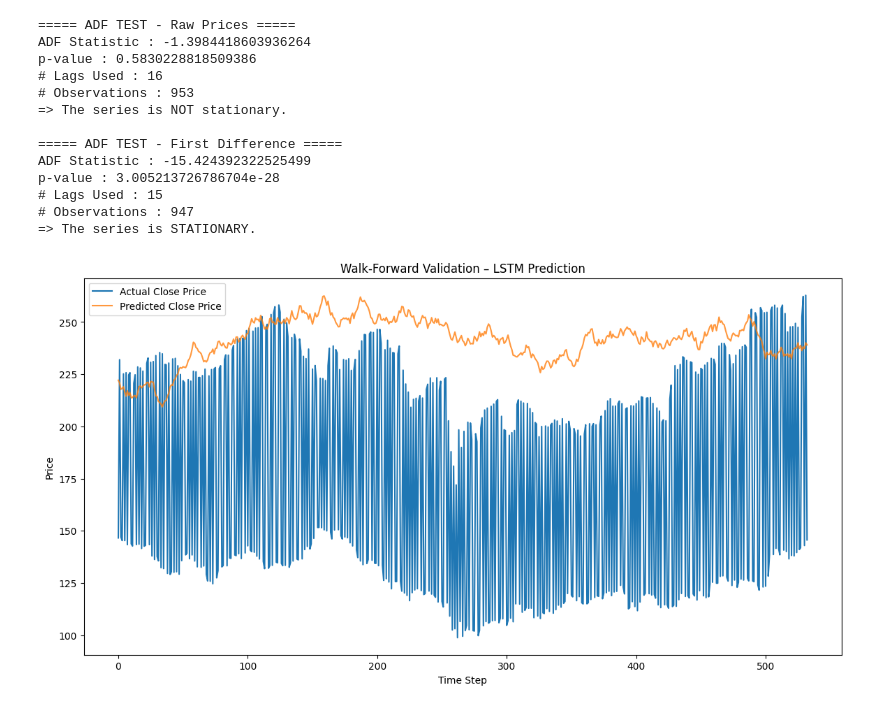
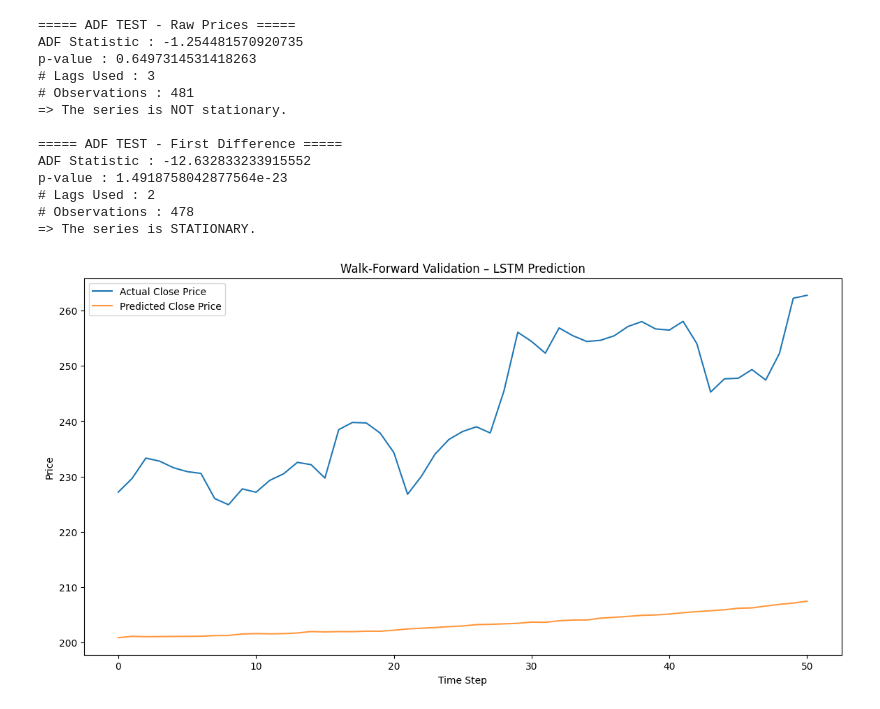
Before and after one commit to koppakaaditya/Independent_study_Time_series_analysis, a Jupyter notebook: week5/Reqularization_Optimization.ipynb, the cells around one changed output. Cells and saved outputs as stored; diff of their text form; code cells hidden in the pictures.

Commit message:
data

```diff
--- a/week5/Reqularization_Optimization.ipynb
+++ b/week5/Reqularization_Optimization.ipynb
@@ -9,14 +29,13 @@ import torch.nn as nn
 from sklearn.preprocessing import MinMaxScaler, StandardScaler
 
 
-# ===============================================================
-# 1. LOAD DATA
-# ===============================================================
+
 # Replace with your CSV or Excel file
-df = pd.read_excel("/content/A_AAPL_two_years.xlsx")
+df = pd.read_excel("/workspaces/Independent_study_Time_series_analysis/AAPL_two_years.xlsx")
 
 # Use only the 'Close' price
 df['Date'] = pd.to_datetime(df['Date'])
+df = df.dropna(subset=["Close"])
 df = df.sort_values("Date")
 prices = df['Close'].values.reshape(-1, 1)
 
@@ -52,9 +71,7 @@ differenced_prices = df['Diff'].values.reshape(-1, 1)
 adf_test(differenced_prices, "ADF TEST - First Difference")
 
 
-# ===============================================================
 # 4. SCALING
-# ===============================================================
 # Normalization
 minmax = MinMaxScaler()
 norm_data = minmax.fit_transform(differenced_prices)
@@ -155,39 +172,39 @@ last_price = df['Close'].iloc[window_size]
 
 for diff in inversed_preds:
     next_price = last_price + diff[0]
     reconstructed_price.append(next_price)
     last_price = next_price
 
 
 # ===============================================================
 # 9. ALIGN REAL VALUES
 # ===============================================================
 actual_prices = df['Close'].values[window_size + SEQ_LEN:window_size + SEQ_LEN + len(reconstructed_price)]
 
 
 # ===============================================================
 # 10. PLOT RESULTS
 # ===============================================================
 plt.figure(figsize=(14, 7))
 plt.plot(actual_prices, label="Actual Close Price")
 plt.plot(reconstructed_price, label="Predicted Close Price", alpha=0.8)
 plt.title("Walk-Forward Validation – LSTM Prediction")
 plt.xlabel("Time Step")
 plt.ylabel("Price")
 plt.legend()
 plt.show()
 # %% [output]
 ===== ADF TEST - Raw Prices =====
-ADF Statistic : -1.3984418603936264
-p-value : 0.5830228818509386
-# Lags Used : 16
-# Observations : 953
+ADF Statistic : -1.254481570920735
+p-value : 0.6497314531418263
+# Lags Used : 3
+# Observations : 481
 => The series is NOT stationary.
 
 ===== ADF TEST - First Difference =====
-ADF Statistic : -15.424392322525499
-p-value : 3.005213726786704e-28
-# Lags Used : 15
-# Observations : 947
+ADF Statistic : -12.632833233915552
+p-value : 1.4918758042877564e-23
+# Lags Used : 2
+# Observations : 478
 => The series is STATIONARY.
-[figure, old version]
+[figure, new version]
```
Also changed, not shown: parts of 1 cell of this notebook, 10 other files.
